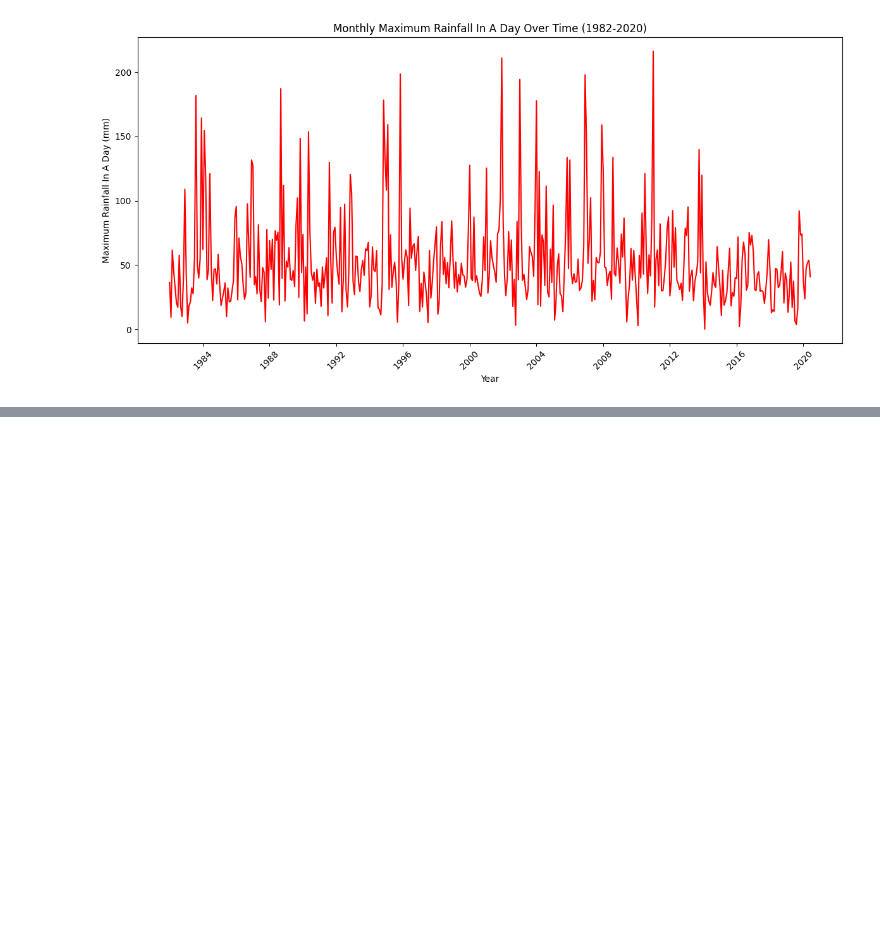
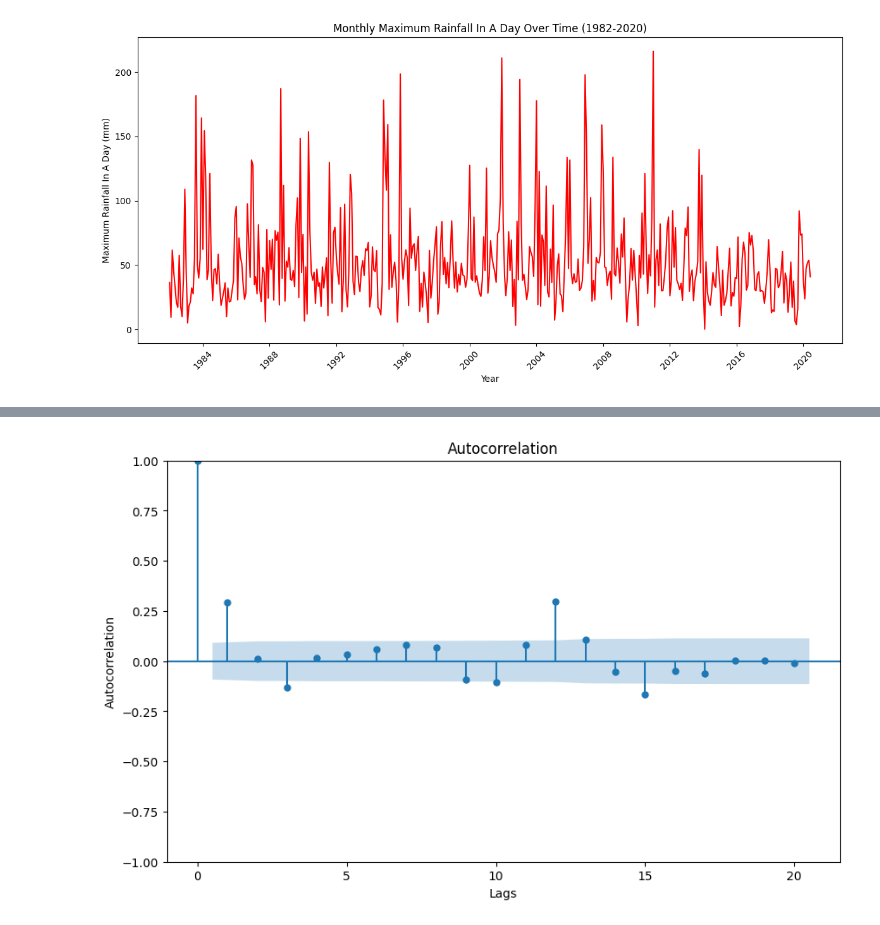
Before and after one commit to sudhi48/Rainfall-Time-Series, a Jupyter notebook: RainfallTimeSeries.ipynb, the cells around one changed output, grey strips where cells are left out. Saved outputs shown, nothing was run; the diff lists cells and outputs as text; code cells hidden in the pictures; blank space fills up the shorter version.

```diff
--- a/RainfallTimeSeries.ipynb
+++ b/RainfallTimeSeries.ipynb
@@ -189,0 +217,4 @@ plt.show()
+# %%
+plot_acf_plot(org_df, 'no_of_rainy_days', 20)
+# %% [output]
+[figure, added]
```
Also changed, not shown: parts of 6 cells of this notebook, 1 other file.
